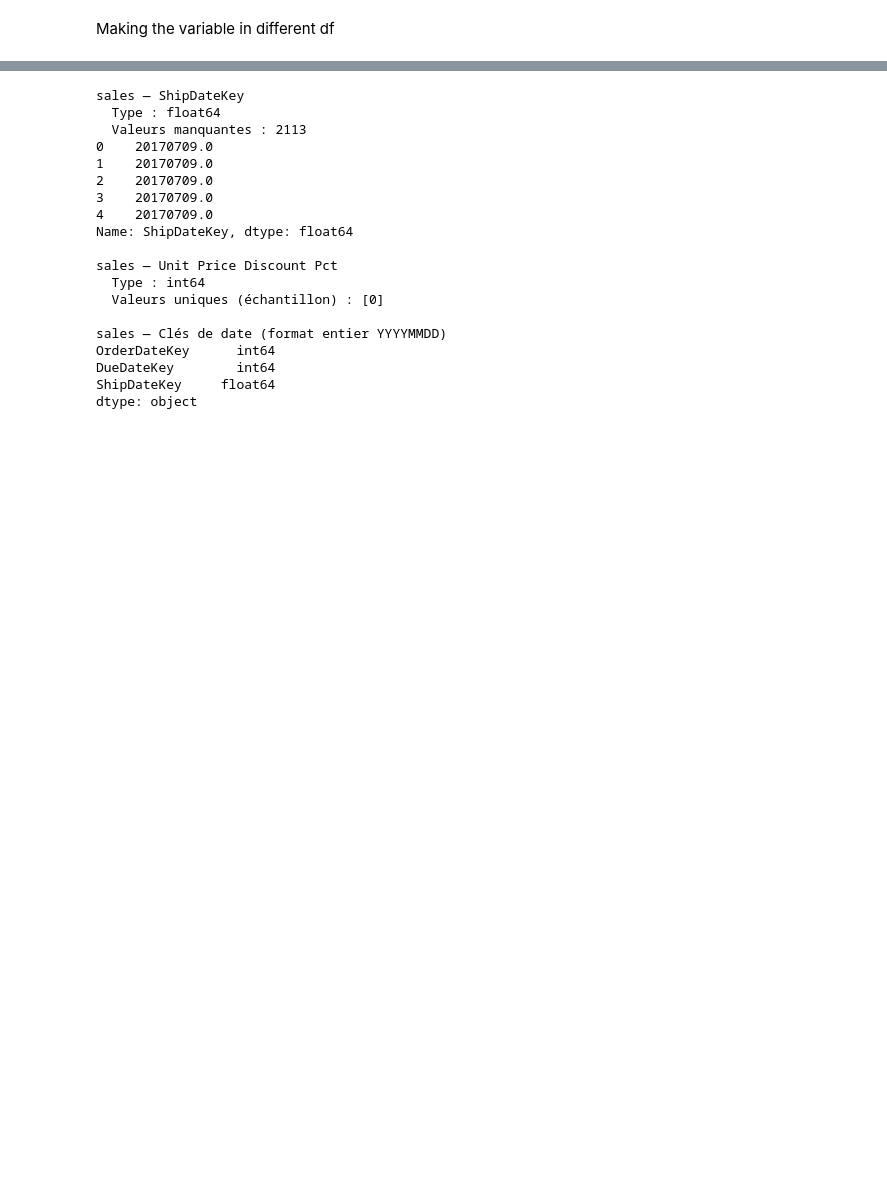
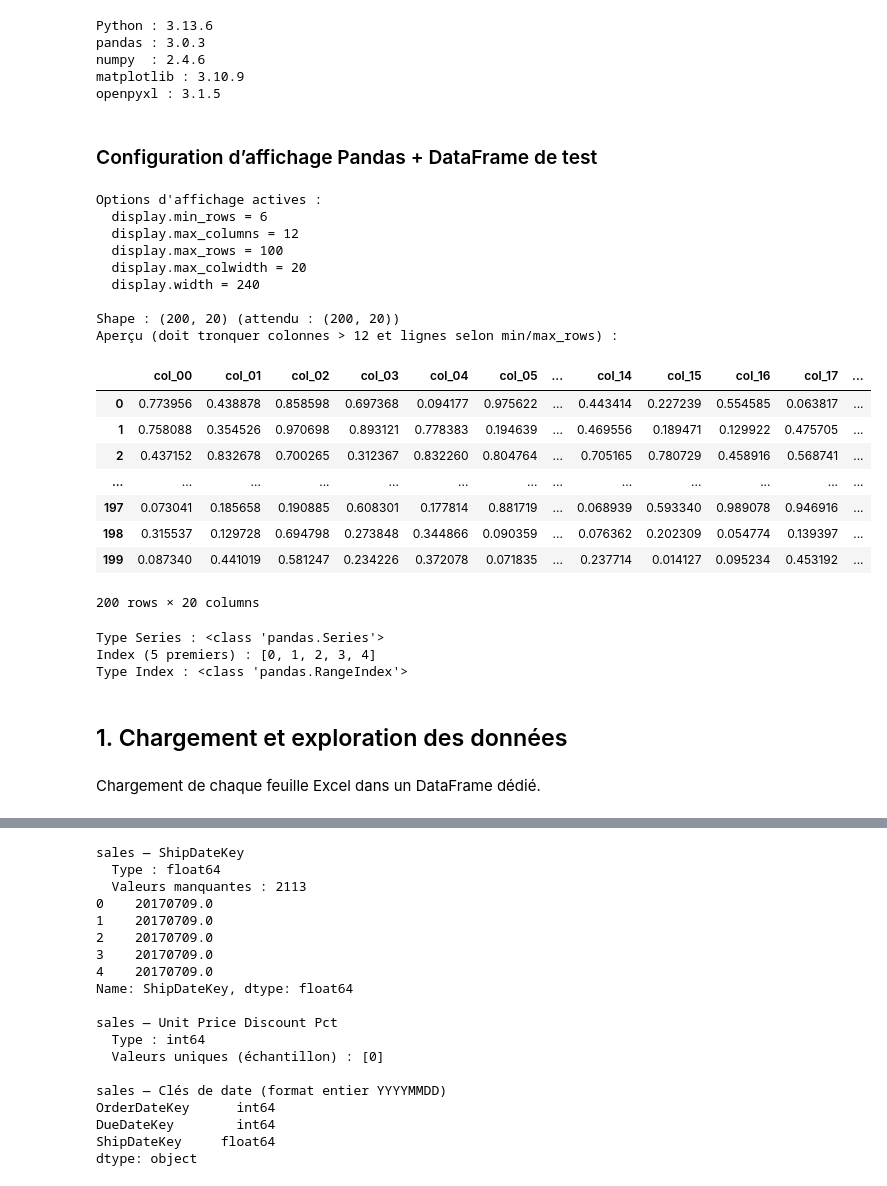
Before and after one commit to Bamc-dev/cc-dataanalysis-python, a Jupyter notebook: dataanalysis/day-one.ipynb, the cells around one changed output, grey strips where cells are left out. Cells and saved outputs as stored; diff of their text form; code cells hidden in the pictures; blank space fills up the shorter version.

```diff
--- a/dataanalysis/day-one.ipynb
+++ b/dataanalysis/day-one.ipynb
@@ -3,8 +10,83 @@
 # %%
+import sys
+import numpy as np
 import matplotlib
+import matplotlib.pyplot as plt
 import pandas as pd
+
+print(f"Python : {sys.version.split()[0]}")
+assert sys.version_info >= (3, 11), "Python ≥ 3.11 requis"
+print(f"pandas : {pd.__version__}")
+print(f"numpy  : {np.__version__}")
+print(f"matplotlib : {matplotlib.__version__}")
+# openpyxl est utilisé en coulisse par pd.read_excel pour les .xlsx
+import openpyxl
+print(f"openpyxl : {openpyxl.__version__}")
+# %% [output]
+Python : 3.13.6
+pandas : 3.0.3
+numpy  : 2.4.6
+matplotlib : 3.10.9
+openpyxl : 3.1.5
+# %% [markdown]
+### Configuration d’affichage Pandas + DataFrame de test
+# %%
+# Affichage : min 6 / max 12 colonnes, max 100 lignes, 20 car./colonne, 240 car./ligne
+pd.set_option('display.min_rows', 6)
+pd.set_option('display.max_columns', 12)
+pd.set_option('display.max_rows', 100)
+pd.set_option('display.max_colwidth', 20)
+pd.set_option('display.width', 240)
+
+print("Options d'affichage actives :")
+for opt in [
+    'display.min_rows', 'display.max_columns', 'display.max_rows',
+    'display.max_colwidth', 'display.width',
+]:
+    print(f"  {opt} = {pd.get_option(opt)}")
+
+# DataFrame aléatoire 200 lignes × 20 colonnes pour vérifier la config
+rng = np.random.default_rng(42)
+random_df = pd.DataFrame(
+    rng.random((200, 20)),
+    columns=[f'col_{i:02d}' for i in range(20)],
+)
+
+print(f"\nShape : {random_df.shape} (attendu : (200, 20))")
+print("Aperçu (doit tronquer colonnes > 12 et lignes selon min/max_rows) :")
+display(random_df)
+
+# Démonstration Series / Index
+serie_exemple = random_df['col_00']
+print(f"\nType Series : {type(serie_exemple)}")
+print(f"Index (5 premiers) : {list(serie_exemple.index[:5])}")
+print(f"Type Index : {type(random_df.index)}")
+# %% [output]
+Options d'affichage actives :
+  display.min_rows = 6
+  display.max_columns = 12
+  display.max_rows = 100
+  display.max_colwidth = 20
+  display.width = 240
+
+Shape : (200, 20) (attendu : (200, 20))
+Aperçu (doit tronquer colonnes > 12 et lignes selon min/max_rows) :
+|  | col_00 | col_01 | col_02 | col_03 | col_04 | col_05 | ... | col_14 | col_15 | col_16 | col_17 | ... |
+| 0 | 0.773956 | 0.438878 | 0.858598 | 0.697368 | 0.094177 | 0.975622 | ... | 0.443414 | 0.227239 | 0.554585 | 0.063817 | ... |
+| 1 | 0.758088 | 0.354526 | 0.970698 | 0.893121 | 0.778383 | 0.194639 | ... | 0.469556 | 0.189471 | 0.129922 | 0.475705 | ... |
+| 2 | 0.437152 | 0.832678 | 0.700265 | 0.312367 | 0.832260 | 0.804764 | ... | 0.705165 | 0.780729 | 0.458916 | 0.568741 | ... |
+| ... | ... | ... | ... | ... | ... | ... | ... | ... | ... | ... | ... | ... |
+| 197 | 0.073041 | 0.185658 | 0.190885 | 0.608301 | 0.177814 | 0.881719 | ... | 0.068939 | 0.593340 | 0.989078 | 0.946916 | ... |
+| 198 | 0.315537 | 0.129728 | 0.694798 | 0.273848 | 0.344866 | 0.090359 | ... | 0.076362 | 0.202309 | 0.054774 | 0.139397 | ... |
+| 199 | 0.087340 | 0.441019 | 0.581247 | 0.234226 | 0.372078 | 0.071835 | ... | 0.237714 | 0.014127 | 0.095234 | 0.453192 | ... |
+200 rows × 20 columns
+Type Series : <class 'pandas.Series'>
+Index (5 premiers) : [0, 1, 2, 3, 4]
+Type Index : <class 'pandas.RangeIndex'>
+# %% [markdown]
+## 1. Chargement et exploration des données
 # %% [markdown]
-Making the variable in different df
+Chargement de chaque feuille Excel dans un DataFrame dédié.
 # %%
 orders = pd.read_excel('data/data.xlsx', sheet_name='Sales Order_data')
 territories = pd.read_excel('data/data.xlsx', sheet_name='Sales Territory_data')
```
Also changed, not shown: parts of 10 cells of this notebook, 1 other file.
